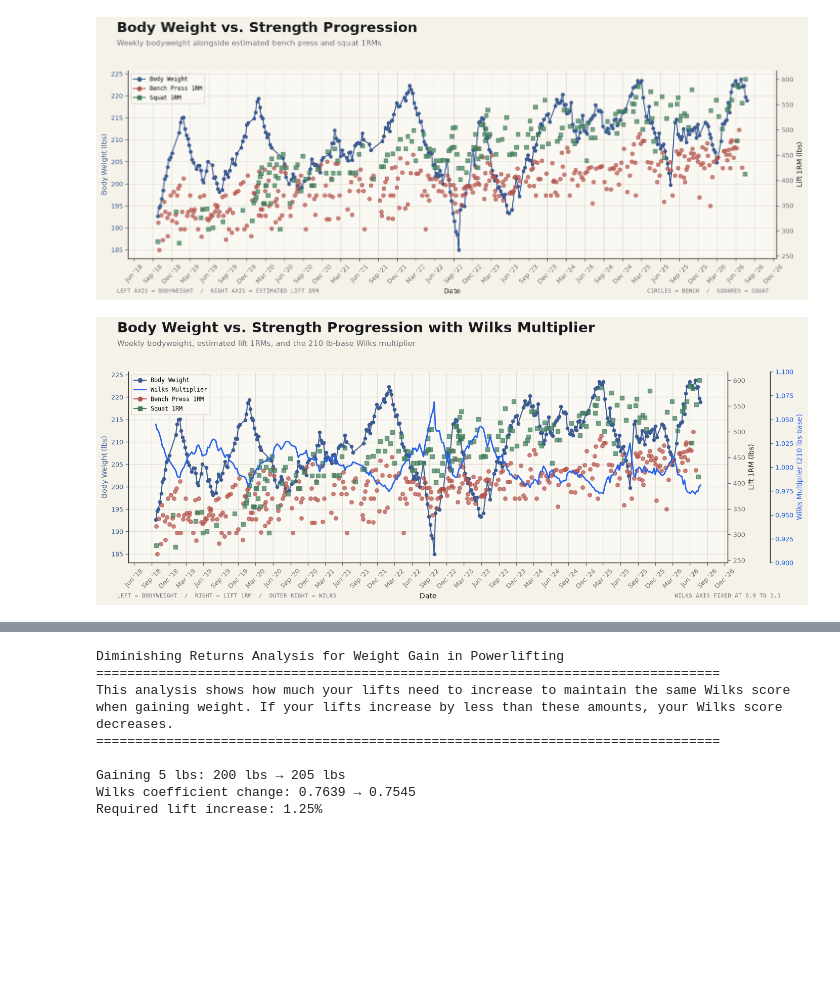
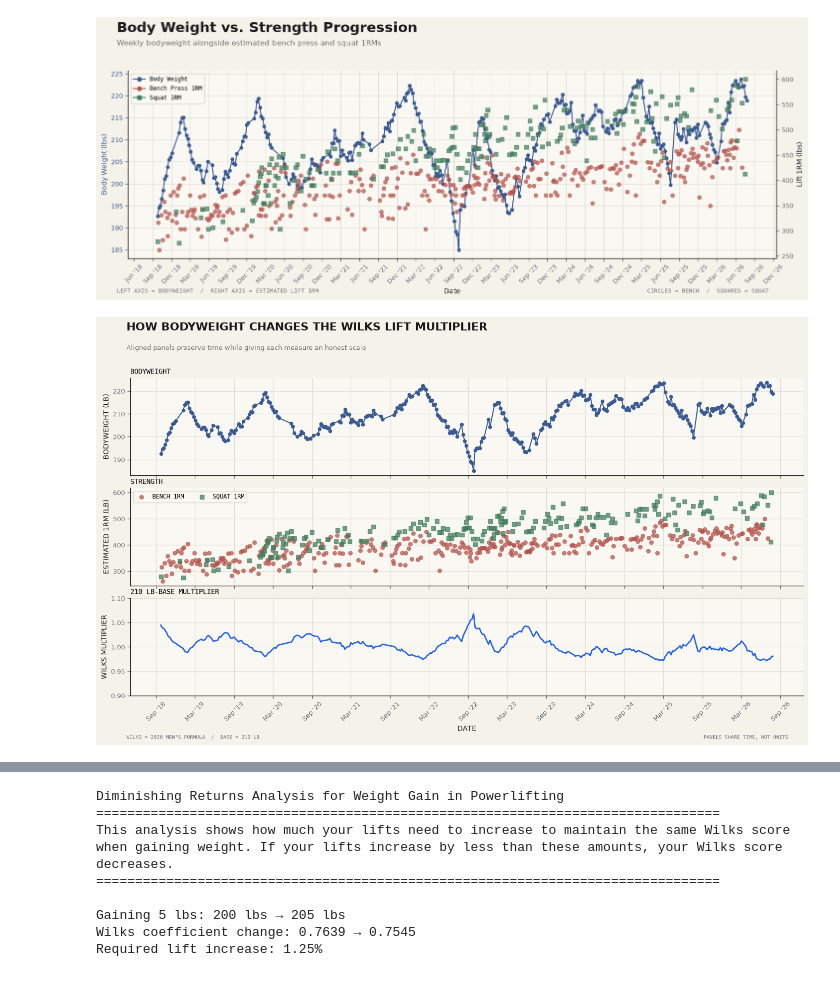
Before and after one commit to WeightliftingApp/WeightliftingApp-AnalyzeData, a Jupyter notebook: src/analyze_wilks.ipynb, the cells around one changed output, grey strips where cells are left out. Saved outputs shown, nothing was run; the diff lists cells and outputs as text; code cells hidden in the pictures; blank space fills up the shorter version.

```diff
--- a/src/analyze_wilks.ipynb
+++ b/src/analyze_wilks.ipynb
@@ -281,108 +282,85 @@ base_weight_kg = 210 / 2.20462
 base_wilks = wilks_coefficient(base_weight_kg)
 df_merged["Wilks_Multiplier"] = df_merged["Wilks_Coefficient"] / base_wilks
 
-# Create the plot with three y-axes
-frame = notebook_frame((15, 6))
+# Separate bodyweight, lift strength, and Wilks onto aligned panels.
+frame = notebook_frame((15, 9), archetype=ChartArchetype.DIAGNOSTIC)
 bodyweight_color, bench_color, squat_color = CATEGORICAL_COLORS[:3]
 wilks_color = PALETTE.frontier
-with chart_canvas(frame) as (fig, ax1):
-    # Leave room for the third, outward right axis.
-    fig.subplots_adjust(right=0.88)
-    ax1.set_xlabel("Date")
-    ax1.set_ylabel("Body Weight (lbs)", color=bodyweight_color)
-    ax1.plot(
+with stacked_canvas(frame, (1, 1, 1), hspace=0.13) as (
+    fig, (weight_ax, lift_ax, wilks_ax)
+):
+    weight_ax.plot(
         df_merged["Date"],
         df_merged["Average_Interpolated"],
         "-",
         color=bodyweight_color,
     )
-    ax1.scatter(
+    weight_ax.scatter(
         df_clean["Date"], df_clean["Average"], s=20, color=bodyweight_color
     )
-    ax1.tick_params(axis="y", labelcolor=bodyweight_color)
+    weight_ax.set_ylabel("BODYWEIGHT (LB)")
+    weight_ax.set_title("BODYWEIGHT", fontsize=10, loc="left", family="monospace")
 
-    # Lift and Wilks scales stay aligned to the bodyweight timeline.
-    ax2 = ax1.twinx()
-    ax2.set_ylabel("Lift 1RM (lbs)")
     if not plot_bench_df.empty:
-        ax2.scatter(
+        lift_ax.scatter(
             plot_bench_df["date"],
             plot_bench_df["weight"],
             color=bench_color,
             marker="o",
-            alpha=0.7,
+            alpha=0.72,
             s=30,
+            label="BENCH 1RM",
         )
     if not plot_squat_df.empty:
-        ax2.scatter(
+        lift_ax.scatter(
             plot_squat_df["date"],
             plot_squat_df["weight"],
             color=squat_color,
             marker="s",
-            alpha=0.7,
+            alpha=0.72,
             s=30,
+            label="SQUAT 1RM",
         )
-    ax2.yaxis.set_major_formatter(FormatStrFormatter("%.0f"))
+    lift_ax.set_ylabel("ESTIMATED 1RM (LB)")
+    lift_ax.set_title("STRENGTH", fontsize=10, loc="left", family="monospace")
+    lift_ax.yaxis.set_major_formatter(FormatStrFormatter("%.0f"))
+    if lift_ax.collections:
+        style_legend(lift_ax, loc="upper left", ncol=2)
 
-    ax3 = ax1.twinx()
-    ax3.spines["right"].set_position(("outward", 60))
-    ax3.set_ylabel("Wilks Multiplier (210 lbs base)", color=wilks_color)
-    ax3.plot(
+    wilks_ax.plot(
         df_merged["Date"],
         df_merged["Wilks_Multiplier"],
         "-",
         color=wilks_color,
         linewidth=2,
     )
-    ax3.tick_params(axis="y", labelcolor=wilks_color)
-    ax3.set_ylim(0.9, 1.1)  # Preserve the original multiplier limits.
+    wilks_ax.set_ylim(0.9, 1.1)
+    wilks_ax.set_ylabel("WILKS MULTIPLIER")
+    wilks_ax.set_xlabel("DATE")
+    wilks_ax.set_title("210 LB-BASE MULTIPLIER", fontsize=10, loc="left", family="monospace")
+    wilks_ax.xaxis.set_major_formatter(mdates.DateFormatter("%b '%y"))
+    wilks_ax.xaxis.set_major_locator(mdates.MonthLocator(interval=6))
+    wilks_ax.tick_params(axis="x", rotation=45)
 
-    # Format like "Sep '20", every 3 months.
-    ax1.xaxis.set_major_formatter(mdates.DateFormatter("%b '%y"))
-    ax1.xaxis.set_major_locator(mdates.MonthLocator(interval=3))
-    ax1.tick_params(axis="x", rotation=45)
-    style_axes(ax1, NOTEBOOK_AXES)
-    _style_right_axis(ax2)
-    _style_right_axis(ax3)
+    for panel in (weight_ax, lift_ax, wilks_ax):
+        style_axes(panel, NOTEBOOK_AXES)
     add_header(
         fig,
         frame,
-        "Body Weight vs. Strength Progression with Wilks Multiplier",
-        "Weekly bodyweight, estimated lift 1RMs, and the 210 lb-base Wilks multiplier",
+        "HOW BODYWEIGHT CHANGES THE WILKS LIFT MULTIPLIER",
+        "Aligned panels preserve time while giving each measure an honest scale",
         (),
     )
-
-    from matplotlib.lines import Line2D
-
-    legend_elements = [
-        Line2D(
-            [0], [0], color=bodyweight_color, marker="o", label="Body Weight"
-        ),
-        Line2D([0], [0], color=wilks_color, label="Wilks Multiplier"),
-    ]
-    if not plot_bench_df.empty:
-        legend_elements.append(
-            Line2D(
-                [0], [0], color=bench_color, marker="o", label="Bench Press 1RM"
-            )
-        )
-    if not plot_squat_df.empty:
-        legend_elements.append(
-            Line2D(
-                [0], [0], color=squat_color, marker="s", label="Squat 1RM"
-            )
-        )
-    style_legend(ax1, handles=legend_elements, loc="upper left")
     add_footer(
         fig,
         frame,
-        "LEFT = BODYWEIGHT  /  RIGHT = LIFT 1RM  /  OUTER RIGHT = WILKS",
-        "WILKS AXIS FIXED AT 0.9 TO 1.1",
+        "WILKS = 2020 MEN'S FORMULA  /  BASE = 210 LB",
+        "PANELS SHARE TIME, NOT UNITS",
         right_weight="normal",
     )
     plt.show()
 # %% [output]
-[figure, old version]
+[figure, new version]
 # %%
 # Create DataFrames with dates and Wilks multipliers for merging
 wilks_df = df_merged[["Date", "Wilks_Multiplier"]].copy()
```
Also changed, not shown: parts of 4 cells of this notebook, 8 other files.
